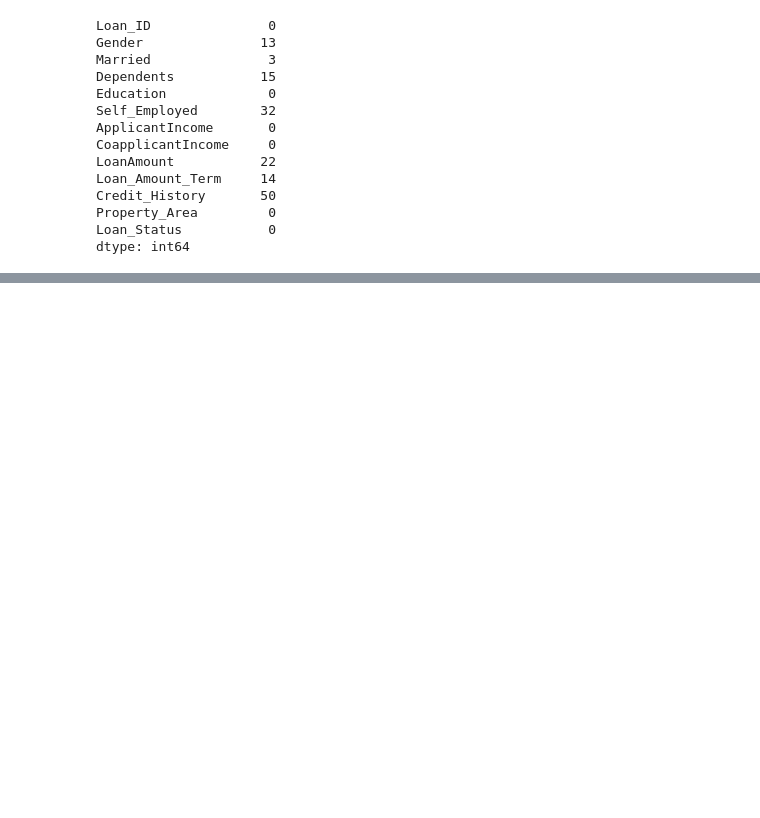
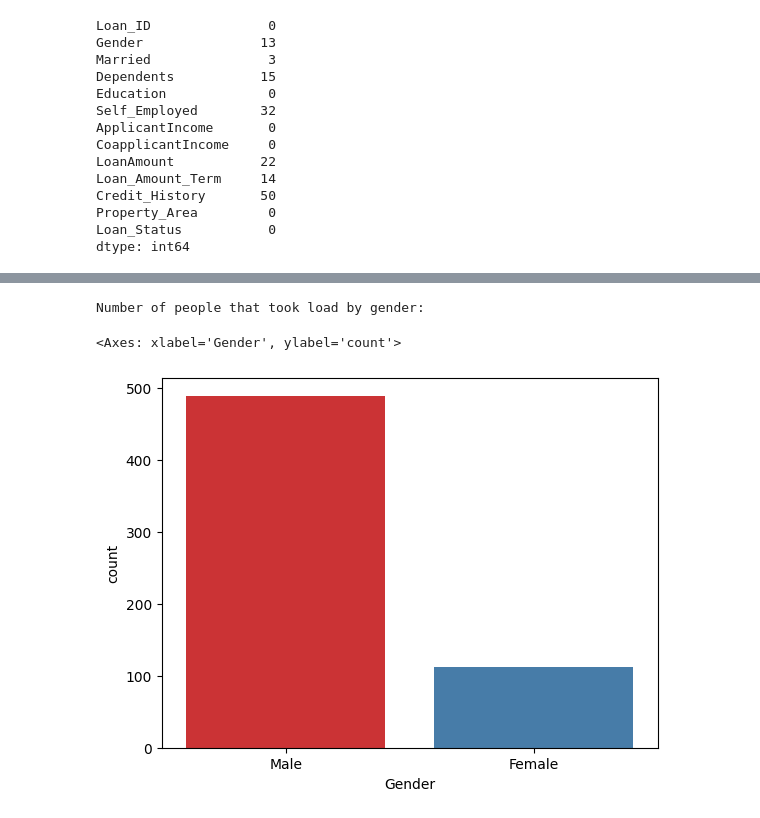
Before and after one commit to Defdave/loan_eligibility_prediction, a Jupyter notebook: loan_eligibility_prediction.ipynb, the cells around one changed output, grey strips where cells are left out. Saved outputs shown, nothing was run; the diff lists cells and outputs as text; code cells hidden in the pictures; blank space fills up the shorter version.

Commit message:
fill out all null values and also analysis some features of the data

```diff
--- a/loan_eligibility_prediction.ipynb
+++ b/loan_eligibility_prediction.ipynb
@@ -103,0 +112,4 @@ sns.boxplot(data = df)
+# %%
+df['LoanAmount'] = df['LoanAmount'].fillna(df['LoanAmount'].mean())
+df['Loan_Amount_Term'] = df['Loan_Amount_Term'].fillna(df['Loan_Amount_Term'].mean())
+df['Credit_History'] = df['Credit_History'].fillna(df['Credit_History'].mean())
@@ -103,0 +149,8 @@ sns.boxplot(data = df)
+# %%
+print('Number of people that took load by gender:')
+df['Gender'].value_counts()
+sns.countplot(data=df, x='Gender', palette='Set1')
+# %% [output]
+Number of people that took load by gender:
+<Axes: xlabel='Gender', ylabel='count'>
+[figure, added]
```
Also changed, not shown: parts of 10 cells of this notebook.
